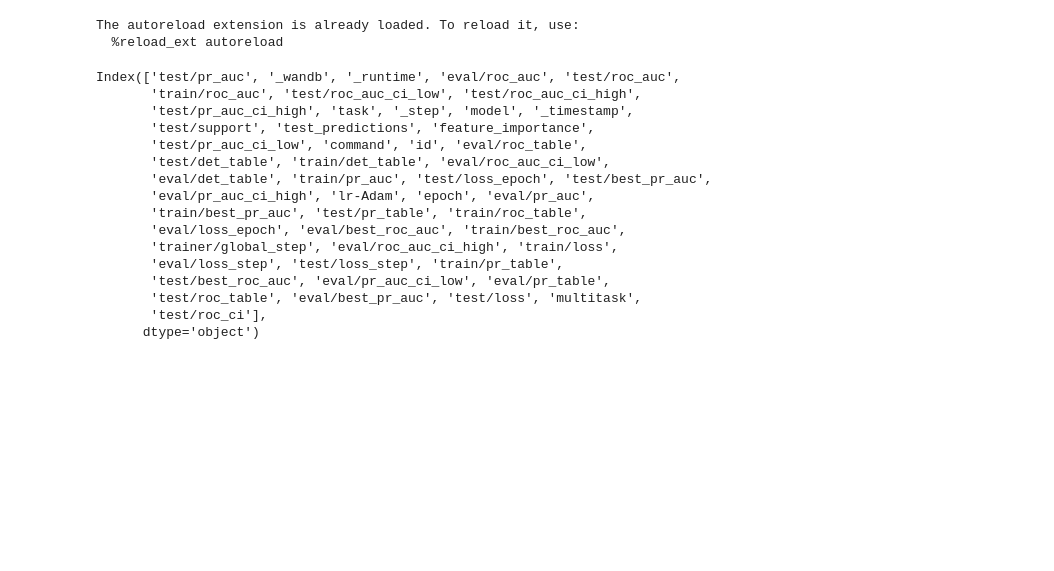
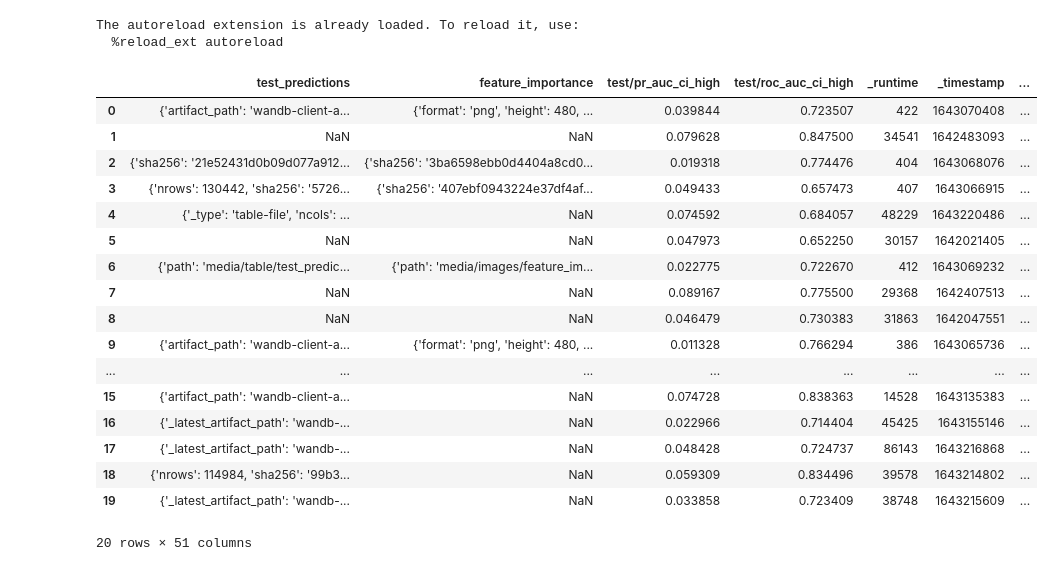
Before and after one commit to behavioral-data/Homekit2020, a Jupyter notebook: notebooks/mam/kdd2022-viz/bar-charts.ipynb, the cells around one changed output. Drawn from its saved outputs; the diff is of its cells as text; code cells hidden in the pictures; blank space fills up the shorter version.

Commit message:
Add more models

```diff
--- a/notebooks/mam/kdd2022-viz/bar-charts.ipynb
+++ b/notebooks/mam/kdd2022-viz/bar-charts.ipynb
@@ -52,24 +52,26 @@ summaries_df.loc[summaries_df["multitask"],"model"] = is_multitask["model"] + "
 
 summaries_df["test/roc_ci"] = list(zip(summaries_df['test/roc_auc_ci_low'], summaries_df['test/roc_auc_ci_high']))
 # %%
-summaries_df.columns
+summaries_df
 # %% [output]
+|  | test_predictions | feature_importance | test/pr_auc_ci_high | test/roc_auc_ci_high | _runtime | _timestamp | ... |
+| 0 | {'artifact_path': 'wandb-client-a... | {'format': 'png', 'height': 480, ... | 0.039844 | 0.723507 | 422 | 1643070408 | ... |
+| 1 | NaN | NaN | 0.079628 | 0.847500 | 34541 | 1642483093 | ... |
+| 2 | {'sha256': '21e52431d0b09d077a912... | {'sha256': '3ba6598ebb0d4404a8cd0... | 0.019318 | 0.774476 | 404 | 1643068076 | ... |
+| 3 | {'nrows': 130442, 'sha256': '5726... | {'sha256': '407ebf0943224e37df4af... | 0.049433 | 0.657473 | 407 | 1643066915 | ... |
+| 4 | {'_type': 'table-file', 'ncols': ... | NaN | 0.074592 | 0.684057 | 48229 | 1643220486 | ... |
+| 5 | NaN | NaN | 0.047973 | 0.652250 | 30157 | 1642021405 | ... |
+| 6 | {'path': 'media/table/test_predic... | {'path': 'media/images/feature_im... | 0.022775 | 0.722670 | 412 | 1643069232 | ... |
+| 7 | NaN | NaN | 0.089167 | 0.775500 | 29368 | 1642407513 | ... |
+| 8 | NaN | NaN | 0.046479 | 0.730383 | 31863 | 1642047551 | ... |
+| 9 | {'artifact_path': 'wandb-client-a... | {'format': 'png', 'height': 480, ... | 0.011328 | 0.766294 | 386 | 1643065736 | ... |
+| ... | ... | ... | ... | ... | ... | ... | ... |
+| 15 | {'artifact_path': 'wandb-client-a... | NaN | 0.074728 | 0.838363 | 14528 | 1643135383 | ... |
+| 16 | {'_latest_artifact_path': 'wandb-... | NaN | 0.022966 | 0.714404 | 45425 | 1643155146 | ... |
+| 17 | {'_latest_artifact_path': 'wandb-... | NaN | 0.048428 | 0.724737 | 86143 | 1643216868 | ... |
+| 18 | {'nrows': 114984, 'sha256': '99b3... | NaN | 0.059309 | 0.834496 | 39578 | 1643214802 | ... |
+| 19 | {'_latest_artifact_path': 'wandb-... | NaN | 0.033858 | 0.723409 | 38748 | 1643215609 | ... |
-Index(['test/pr_auc', '_wandb', '_runtime', 'eval/roc_auc', 'test/roc_auc',
-       'train/roc_auc', 'test/roc_auc_ci_low', 'test/roc_auc_ci_high',
-       'test/pr_auc_ci_high', 'task', '_step', 'model', '_timestamp',
-       'test/support', 'test_predictions', 'feature_importance',
-       'test/pr_auc_ci_low', 'command', 'id', 'eval/roc_table',
-       'test/det_table', 'train/det_table', 'eval/roc_auc_ci_low',
-       'eval/det_table', 'train/pr_auc', 'test/loss_epoch', 'test/best_pr_auc',
-       'eval/pr_auc_ci_high', 'lr-Adam', 'epoch', 'eval/pr_auc',
-       'train/best_pr_auc', 'test/pr_table', 'train/roc_table',
-       'eval/loss_epoch', 'eval/best_roc_auc', 'train/best_roc_auc',
-       'trainer/global_step', 'eval/roc_auc_ci_high', 'train/loss',
-       'eval/loss_step', 'test/loss_step', 'train/pr_table',
-       'test/best_roc_auc', 'eval/pr_auc_ci_low', 'eval/pr_table',
-       'test/roc_table', 'eval/best_pr_auc', 'test/loss', 'multitask',
-       'test/roc_ci'],
-      dtype='object')
+20 rows × 51 columns
 # %%
 manual_adjustments = {
     "3ss14njj":[("multitask",True),("task","PredictSurveyCol-symptom_severity__cough_q_3 > 0 | symptom_severity__cough_q_2 > 0"),
```
Also changed, not shown: parts of 2 cells of this notebook.
